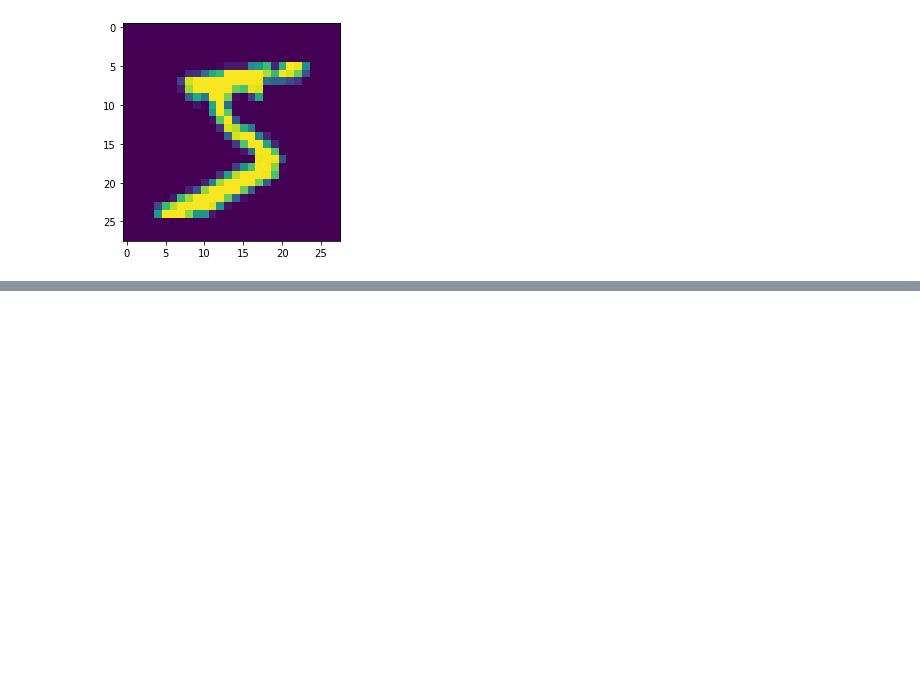
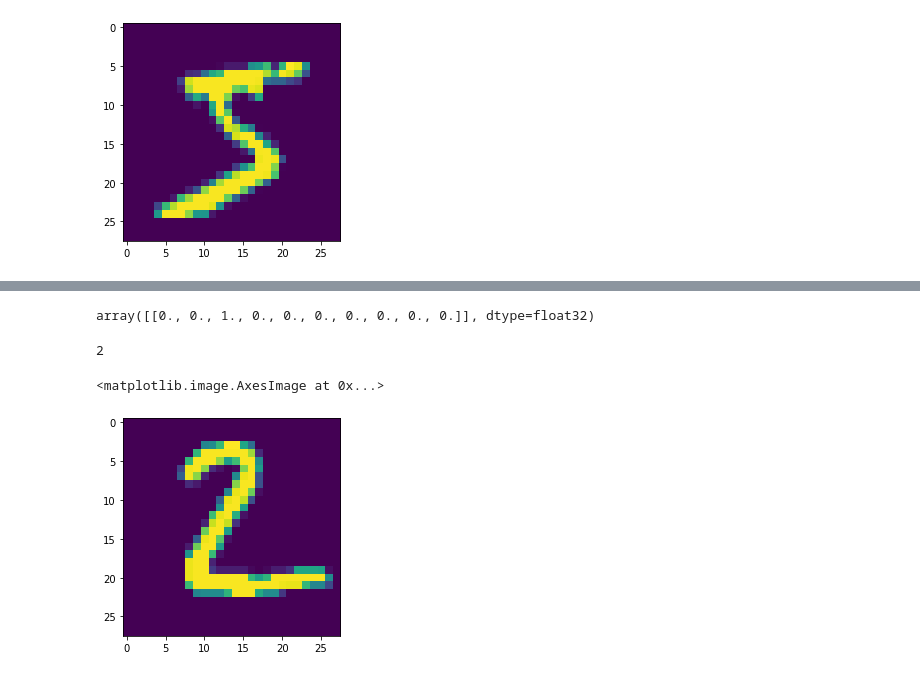
Before and after one commit to hch507/mnist-classification, a Jupyter notebook: mnist_classification_CNN.ipynb, the cells around one changed output, grey strips where cells are left out. Drawn from its saved outputs; the diff is of its cells as text; code cells hidden in the pictures; blank space fills up the shorter version.

```diff
--- a/mnist_classification_CNN.ipynb
+++ b/mnist_classification_CNN.ipynb
@@ -8,4 +8,4 @@ mnist = tf.keras.datasets.mnist
 # %%
 (x_train, y_train),(x_test, y_test) = mnist.load_data()
 x_train = x_train.reshape((-1, 28, 28, 1))
-x_test = x_test.reshape((-1, 28, 28, 1))
+#x_test = x_test.reshape((-1, 28, 28, 1))
@@ -140,0 +145,13 @@ np.argmax(pred)
+# %%
+x_predict
+# %% [output]
+array([[0., 0., 1., 0., 0., 0., 0., 0., 0., 0.]], dtype=float32)
+# %%
+np.argmax(x_predict)
+# %% [output]
+2
+# %%
+plt.imshow(x_test[1])
+# %% [output]
+<matplotlib.image.AxesImage at 0x...>
+[figure, added]
```
Also changed, not shown: parts of 11 cells of this notebook.
